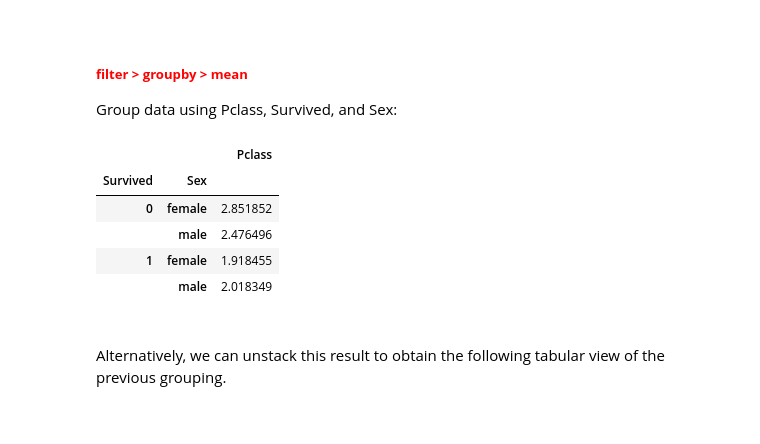
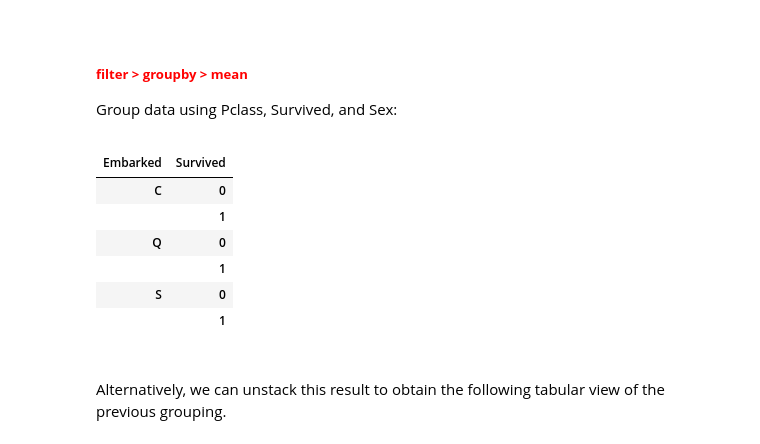
Before and after one commit to nookkungz/Code-Practice, a Jupyter notebook: Python/Statistic Programming/Info/pandas.ipynb, the cells around one changed output. Saved outputs shown, nothing was run; the diff lists cells and outputs as text; code cells hidden in the pictures.

```diff
--- a/Python/Statistic Programming/Info/pandas.ipynb
+++ b/Python/Statistic Programming/Info/pandas.ipynb
@@ -487,16 +489,17 @@ titanic_data.groupby('Pclass').get_group(3).describe()
 ##### <font color="red">**filter > groupby > mean**</font>
 Group data using Pclass, Survived, and Sex:
 # %%
-grp = titanic_data.filter(['Pclass', 'Survived', 'Sex']).groupby([ 'Survived',
-                                            'Sex']).mean()
+grp = titanic_data.filter(['Embarked','Survived']).groupby(['Embarked','Survived',]).sum()
 grp
 # %% [output]
-|  |  | Pclass |
-| Survived | Sex |  |
-| 0 | female | 2.851852 |
-|  | male | 2.476496 |
-| 1 | female | 1.918455 |
-|  | male | 2.018349 |
+|  |  |
+| Embarked | Survived |
+| C | 0 |
+|  | 1 |
+| Q | 0 |
+|  | 1 |
+| S | 0 |
+|  | 1 |
 # %% [markdown]
 \
 Alternatively, we can unstack this result to obtain the following tabular view of the previous grouping.
```
Also changed, not shown: parts of 3 cells of this notebook, 10 other files.
